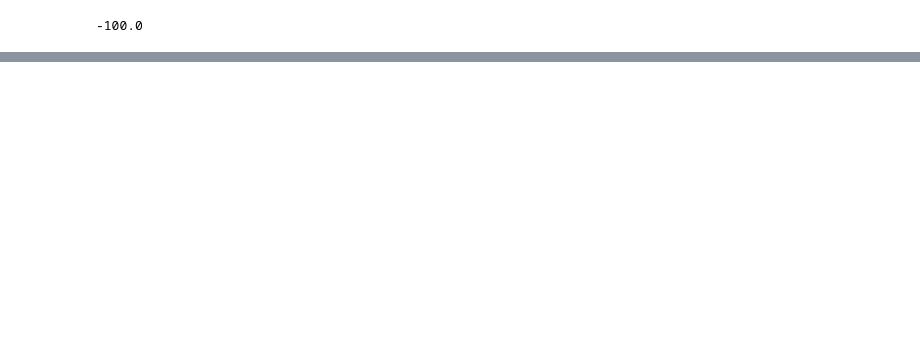
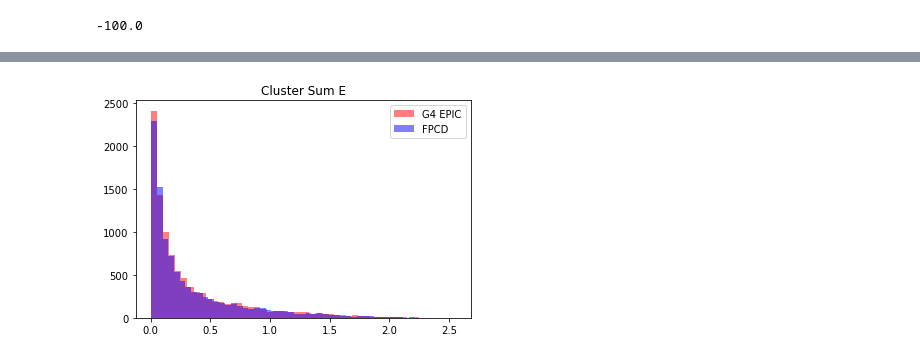
Before and after one commit to ftoralesacosta/GSGM_for_EIC_Calo, a Jupyter notebook: scripts/Compare_Geant_Diffussion.ipynb, the cells around one changed output, grey strips where cells are left out. Cells and saved outputs as stored; diff of their text form; code cells hidden in the pictures; blank space fills up the shorter version.

```diff
--- a/scripts/Compare_Geant_Diffussion.ipynb
+++ b/scripts/Compare_Geant_Diffussion.ipynb
@@ -145,12 +220,14 @@ plt.savefig("CellZ.pdf")
 # %%
 g4_NCells = np.ravel(g4['cluster'][:nevts,-2])
 dfsn_NCells = np.ravel(dfsn['cluster_features'][:,-2])
 
-plt.hist(np.ravel(g4_NCells),alpha=0.5,label="G4 EPIC",color="red")
-plt.hist(np.ravel(dfsn_NCells),alpha=0.5,label="FPCD",color="blue")
+plt.hist(np.ravel(g4_NCells),alpha=0.5,bins=50,label="G4 EPIC",color="red")
+plt.hist(np.ravel(dfsn_NCells),alpha=0.5,bins=50,label="FPCD",color="blue")
 plt.legend()
 plt.title("Cluster Sum E")
 plt.savefig("ClusterSumE.pdf")
+# %% [output]
+[figure, added]
 # %%
 g4_Esum = np.ravel(g4['cluster'][:nevts,3])
 dfsn_Esum = np.ravel(dfsn['cluster_features'][:,-1])
```
Also changed, not shown: parts of 28 cells of this notebook, 2 other files.
